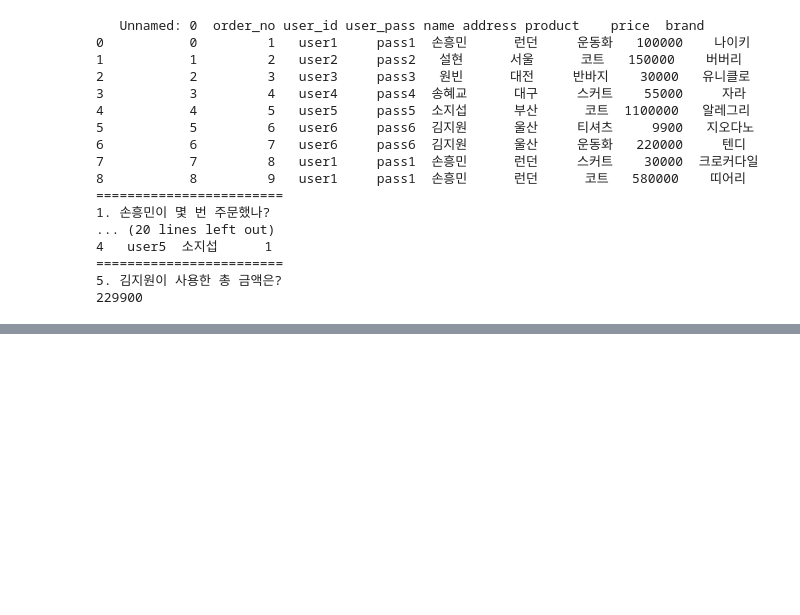
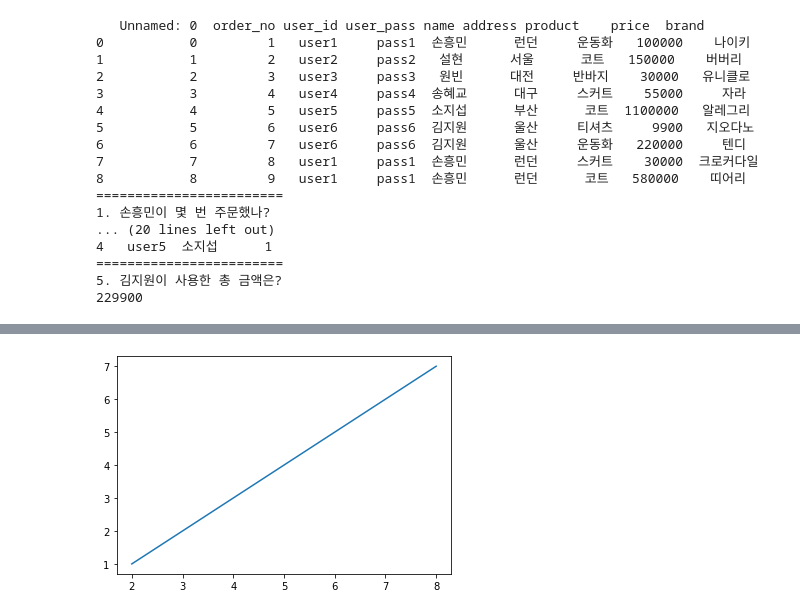
Before and after one commit to WujinK/3.17-, a Jupyter notebook: 3_25.ipynb, the cells around one changed output, grey strips where cells are left out. Drawn from its saved outputs; the diff is of its cells as text; code cells hidden in the pictures; blank space fills up the shorter version.

```diff
--- a/3_25.ipynb
+++ b/3_25.ipynb
@@ -267,0 +275,7 @@ print(df[jw]["price"].sum())
+# %%
+x = [2,4,6,8]
+y = [1,3,5,7]
+plt.plot(x,y)
+plt.show()
+# %% [output]
+[figure, added]
```
Also changed, not shown: parts of 4 cells of this notebook.
